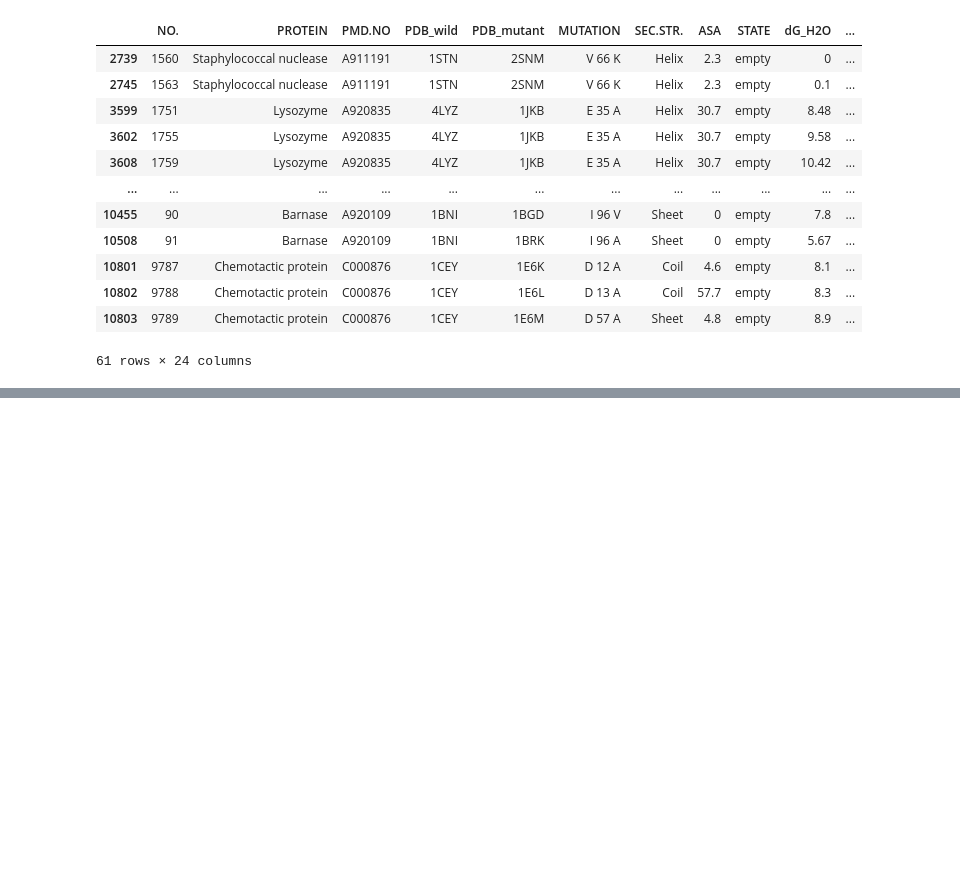
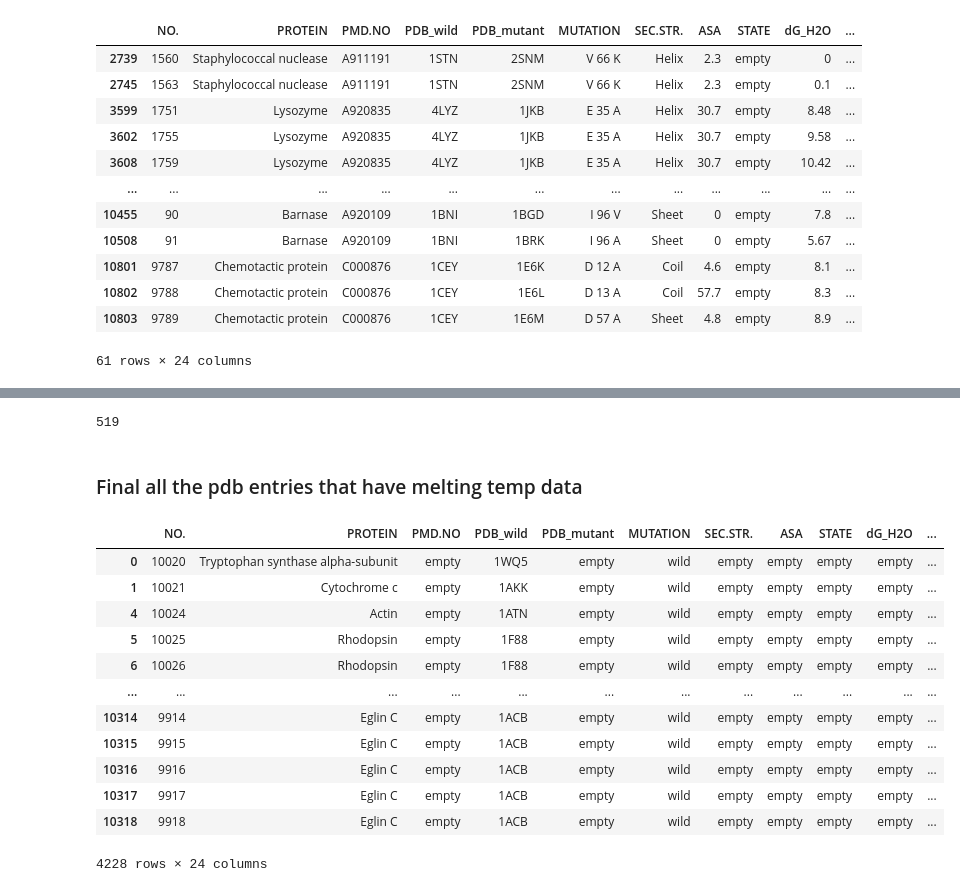
Before and after one commit to CNNs4QSPR/cnns4qspr, a Jupyter notebook: parse_protherm.ipynb, the cells around one changed output, grey strips where cells are left out. Saved outputs shown, nothing was run; the diff lists cells and outputs as text; code cells hidden in the pictures; blank space fills up the shorter version.

Commit message:
Added the protherm wild set, and added parsing capability in the parser notebook

```diff
--- a/parse_protherm.ipynb
+++ b/parse_protherm.ipynb
@@ -89,0 +89,10 @@ df[(df['PDB_mutant'] != 'empty') & (df['dG_H2O'] != 'empty')]
+# %%
+soup2 = bs(file2, 'html.parser')
+# %%
+# this finds all the column headers
+header_list2 = []
+header_tags2 = soup2.find_all('tr')[0].find_all('th')
+for tag in header_tags2:
+    header_list2.append(tag.contents[0])
+# %%
+protein_dict2 = {header:[] for header in header_list2}
@@ -89,0 +108,3 @@ df[(df['PDB_mutant'] != 'empty') & (df['dG_H2O'] != 'empty')]
+# %%
+#turn the dictionary into a dataframe
+df2 = pd.DataFrame(protein_dict2)
@@ -89,0 +125,22 @@ df[(df['PDB_mutant'] != 'empty') & (df['dG_H2O'] != 'empty')]
+# %%
+len(np.unique(df2['PDB_wild'].values)) # looks like there's only 519 unique proteins in here
+# %% [output]
+519
+# %% [markdown]
+### Final all the pdb entries that have melting temp data
+# %%
+df2[(df2['PDB_wild'] != 'empty') & (df2['Tm'] != 'empty')]
+# %% [output]
+|  | NO. | PROTEIN | PMD.NO | PDB_wild | PDB_mutant | MUTATION | SEC.STR. | ASA | STATE | dG_H2O | ... |
+| 0 | 10020 | Tryptophan synthase alpha-subunit | empty | 1WQ5 | empty | wild | empty | empty | empty | empty | ... |
+| 1 | 10021 | Cytochrome c | empty | 1AKK | empty | wild | empty | empty | empty | empty | ... |
+| 4 | 10024 | Actin | empty | 1ATN | empty | wild | empty | empty | empty | empty | ... |
+| 5 | 10025 | Rhodopsin | empty | 1F88 | empty | wild | empty | empty | empty | empty | ... |
+| 6 | 10026 | Rhodopsin | empty | 1F88 | empty | wild | empty | empty | empty | empty | ... |
+| ... | ... | ... | ... | ... | ... | ... | ... | ... | ... | ... | ... |
+| 10314 | 9914 | Eglin C | empty | 1ACB | empty | wild | empty | empty | empty | empty | ... |
+| 10315 | 9915 | Eglin C | empty | 1ACB | empty | wild | empty | empty | empty | empty | ... |
+| 10316 | 9916 | Eglin C | empty | 1ACB | empty | wild | empty | empty | empty | empty | ... |
+| 10317 | 9917 | Eglin C | empty | 1ACB | empty | wild | empty | empty | empty | empty | ... |
+| 10318 | 9918 | Eglin C | empty | 1ACB | empty | wild | empty | empty | empty | empty | ... |
+4228 rows × 24 columns
```
Also changed, not shown: parts of 6 cells of this notebook, 1 other file.
